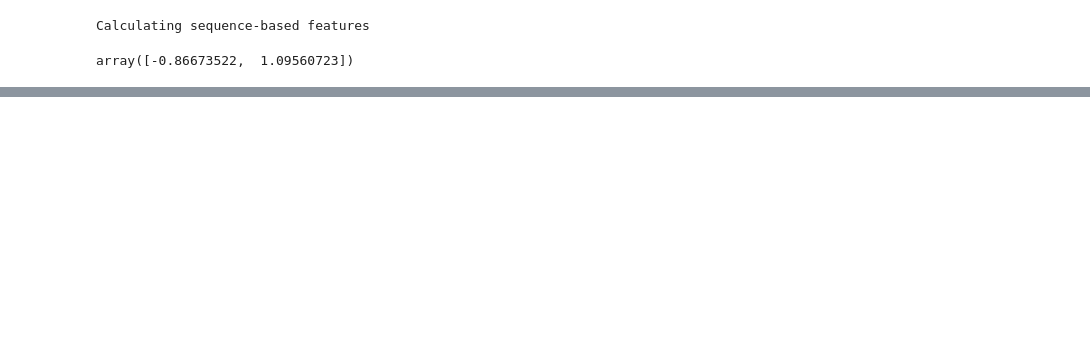
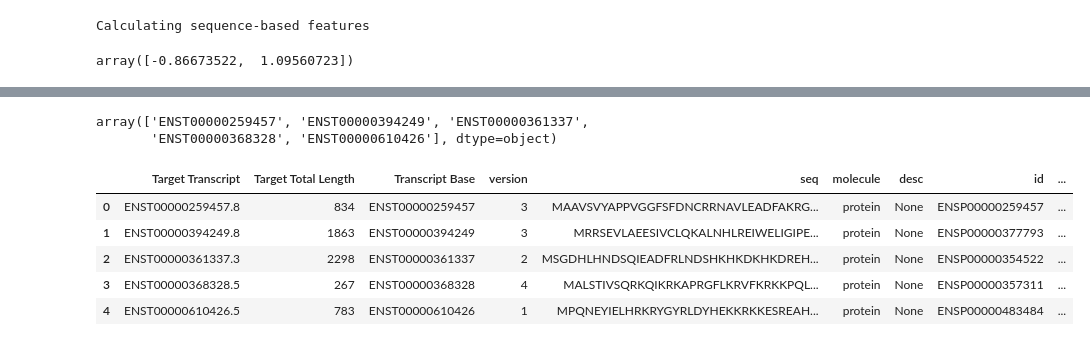
Before and after one commit to gpp-rnd/rs3, a Jupyter notebook: index.ipynb, the cells around one changed output, grey strips where cells are left out. Cells and saved outputs as stored; diff of their text form; code cells hidden in the pictures; blank space fills up the shorter version.

```diff
--- a/index.ipynb
+++ b/index.ipynb
@@ -142,0 +106,17 @@ sns.despine()
+# %%
+transcript_bases = design_targ_df['Transcript Base'].unique()
+transcript_bases[0:5]
+# %% [output]
+array(['ENST00000259457', 'ENST00000394249', 'ENST00000361337',
+       'ENST00000368328', 'ENST00000610426'], dtype=object)
+# %%
+aa_seq_df = pd.read_parquet('test_data/target_data/aa_seqs.pq', engine='pyarrow',
+                            filters=[[('Transcript Base', 'in', transcript_bases)]])
+aa_seq_df.head()
+# %% [output]
+|  | Target Transcript | Target Total Length | Transcript Base | version | seq | molecule | desc | id | ... |
+| 0 | ENST00000259457.8 | 834 | ENST00000259457 | 3 | MAAVSVYAPPVGGFSFDNCRRNAVLEADFAKRG... | protein | None | ENSP00000259457 | ... |
+| 1 | ENST00000394249.8 | 1863 | ENST00000394249 | 3 | MRRSEVLAEESIVCLQKALNHLREIWELIGIPE... | protein | None | ENSP00000377793 | ... |
+| 2 | ENST00000361337.3 | 2298 | ENST00000361337 | 2 | MSGDHLHNDSQIEADFRLNDSHKHKDKHKDREH... | protein | None | ENSP00000354522 | ... |
+| 3 | ENST00000368328.5 | 267 | ENST00000368328 | 4 | MALSTIVSQRKQIKRKAPRGFLKRVFKRKKPQL... | protein | None | ENSP00000357311 | ... |
+| 4 | ENST00000610426.5 | 783 | ENST00000610426 | 1 | MPQNEYIELHRKRYGYRLDYHEKKRKKESREAH... | protein | None | ENSP00000483484 | ... |
```
Also changed, not shown: parts of 48 cells of this notebook, 4 other files.
